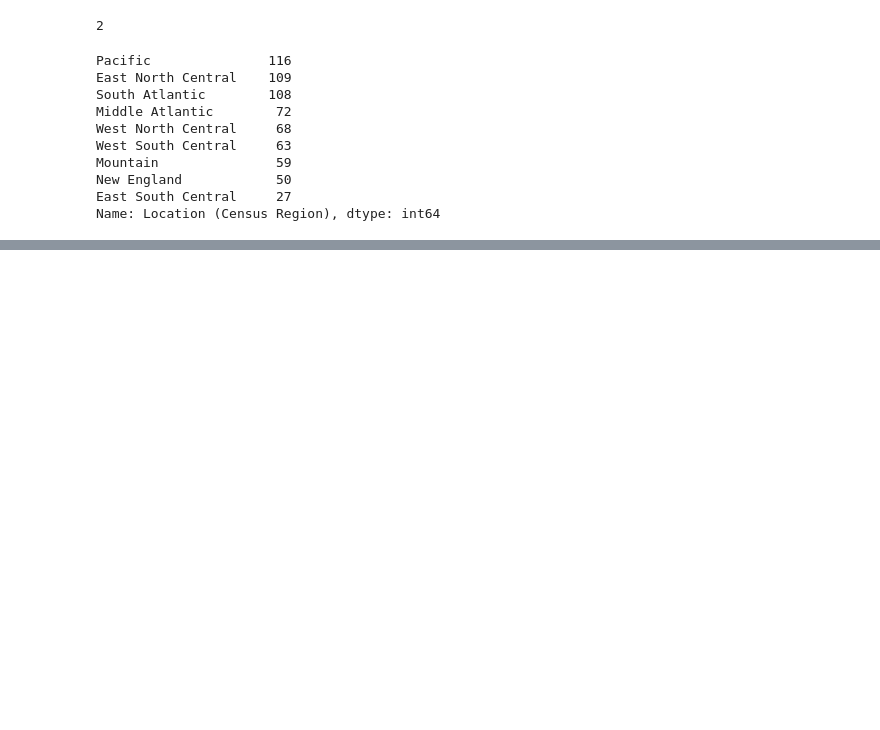
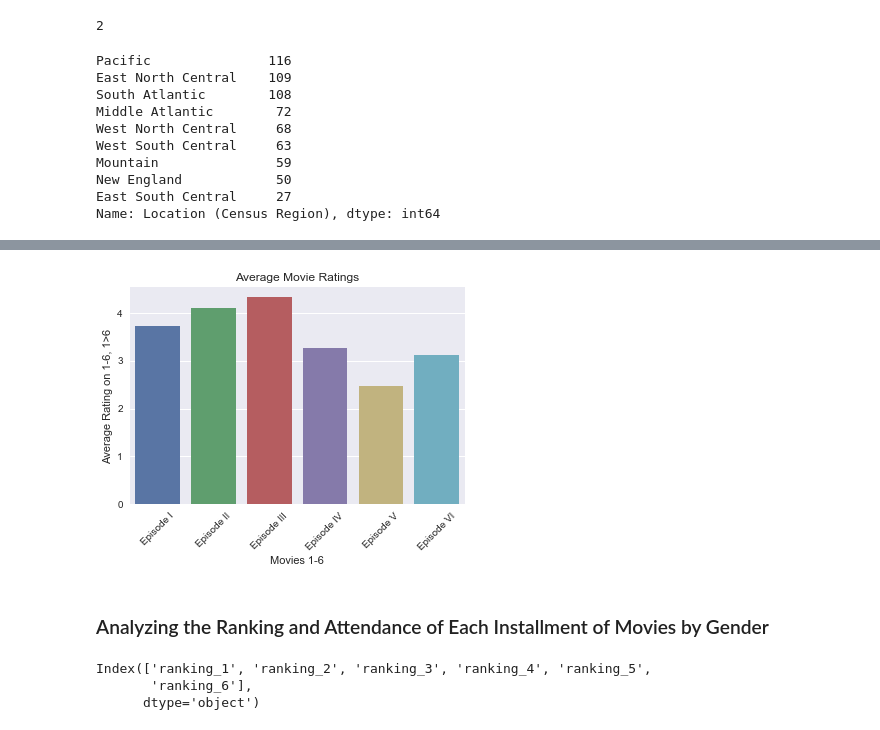
Before and after one commit to AbdielNie/Practice-data-science, a Jupyter notebook: assignment1/assignment1_TEMPLATE.ipynb, the cells around one changed output, grey strips where cells are left out. Cells and saved outputs as stored; diff of their text form; code cells hidden in the pictures; blank space fills up the shorter version.

```diff
--- a/assignment1/assignment1_TEMPLATE.ipynb
+++ b/assignment1/assignment1_TEMPLATE.ipynb
@@ -13,7 +13,7 @@ import numpy as np
 import seaborn as sns
 import matplotlib.pyplot as plt
 # %%
-starwar = pd.read_csv(r'C:/Users/new/Desktop/Practice data science/StarWars.csv', encoding='ISO-8859-1')
+starwar = pd.read_csv(r'C:/Users/new/Desktop/Practice data science/assignment1/StarWars.csv', encoding='ISO-8859-1')
 # %%
 starwar.dtypes
 # %% [output]
@@ -268,3 +291,30 @@ starwar.to_csv('starwarCheck.csv')
 
 
 #Code goes after this line by adding cells
+# %%
+movie_mapping = {
+    "Star Wars: Episode I  The Phantom Menace": True,
+    np.nan: False,
+    "Star Wars: Episode II  Attack of the Clones": True,
+    "Star Wars: Episode III  Revenge of the Sith": True,
+    "Star Wars: Episode IV  A New Hope": True,
+    "Star Wars: Episode V The Empire Strikes Back": True,
+    "Star Wars: Episode VI Return of the Jedi": True
+}
+
+for col in starwar.columns[3:9]:
+    starwar[col] = starwar[col].map(movie_mapping)
+starwar =starwar.rename(columns={"Which of the following Star Wars films have you seen? Please select all that apply.": "seen_1",
+        "Unnamed: 4": "seen_2",
+        "Unnamed: 5": "seen_3",
+        "Unnamed: 6": "seen_4",
+        "Unnamed: 7": "seen_5",
+        "Unnamed: 8": "seen_6"})
+starwar = starwar.rename(columns={"Please rank the Star Wars films in order of preference with 1 being your favorite film in the franchise and 6 being your least favorite film.": "ranking_1",
+        "Unnamed: 10": "ranking_2",
+        "Unnamed: 11": "ranking_3",
+        "Unnamed: 12": "ranking_4",
+        "Unnamed: 13": "ranking_5",
+        "Unnamed: 14": "ranking_6"})
+# %%
+starwar[starwar.columns[9:15]]=starwar[starwar.columns[9:15]].astype(float)
@@ -271,3 +340,16 @@ starwar.to_csv('starwarCheck.csv')
+# %%
+%matplotlib inline
+mean=starwar[starwar.columns[9:15]].mean()
+movies = ["Episode I","Episode II","Episode III","Episode IV","Episode V","Episode VI"]
+sns.barplot(movies,mean)
+plt.title("Average Movie Ratings")
+plt.xticks(rotation=45)
+#plt.bar(range(1,7),me)
+plt.xlabel("Movies 1-6")
+plt.ylabel("Average Rating on 1-6, 1>6")
+plt.show()
+# %% [output]
+[figure, added]
 # %%
 # Task 2: Data Exploration
 # 2. Explore the relationships between columns; at least 3 visualisations with plausible hypothesis
@@ -278,3 +360,11 @@ starwar.to_csv('starwarCheck.csv')
 # 3. Explore whether there are relationship between people's demographics (Gender, Age, Household Income, Education, Location) and their attitude to Start War characters.
 
 #Code goes after this line by adding cells
+# %% [markdown]
+### Analyzing the Ranking and Attendance of Each Installment of Movies by Gender
+# %%
+starwar.columns[9:15]
+# %% [output]
+Index(['ranking_1', 'ranking_2', 'ranking_3', 'ranking_4', 'ranking_5',
+       'ranking_6'],
+      dtype='object')
```
Also changed, not shown: parts of 31 cells of this notebook.
